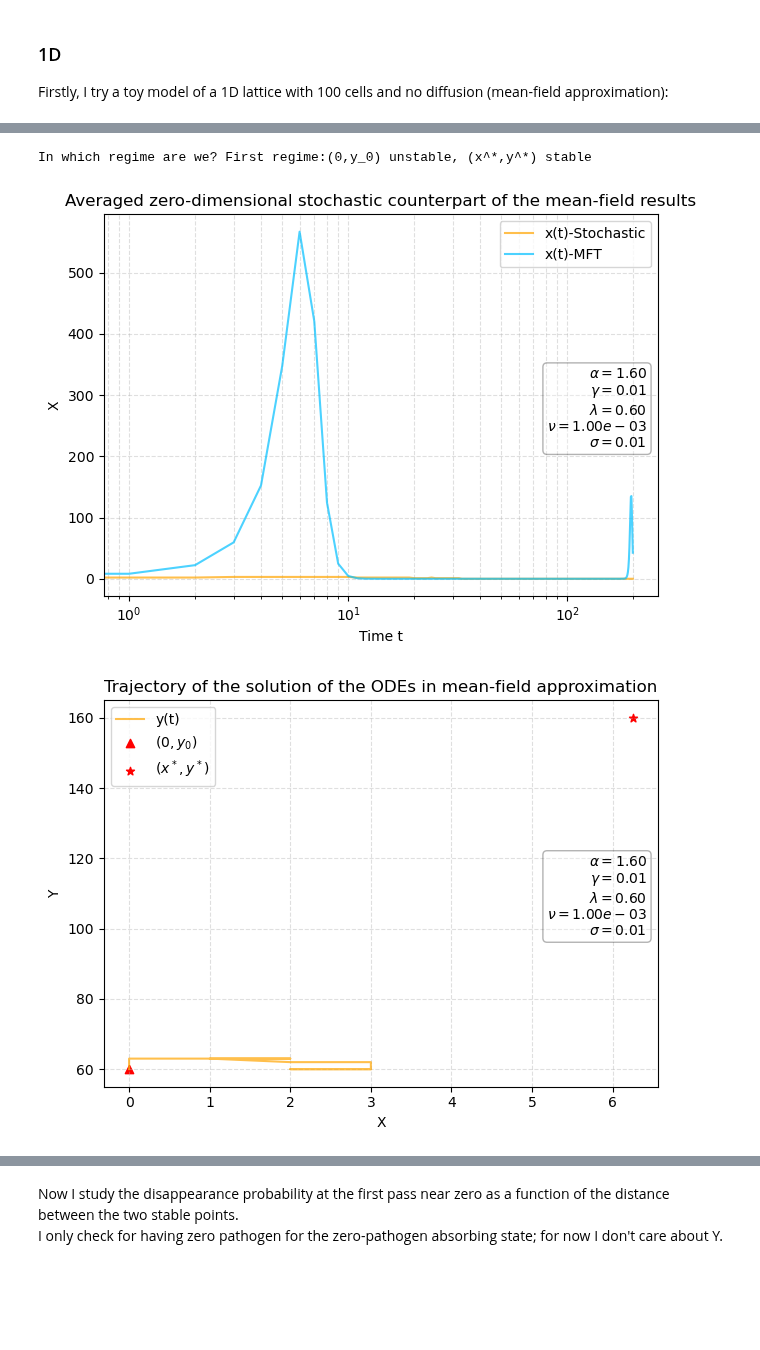
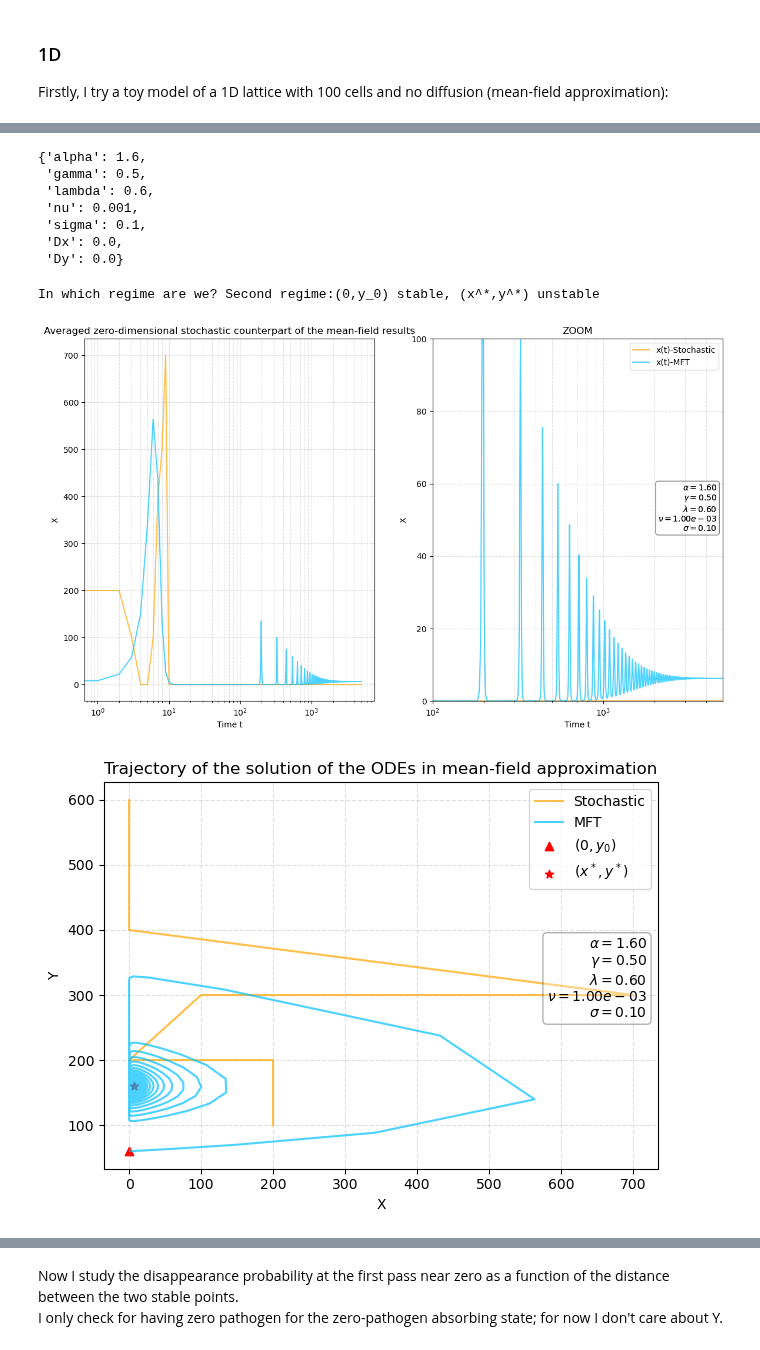
Before and after one commit to pietromalagoli/PCS, a Jupyter notebook: project.ipynb, the cells around one changed output, grey strips where cells are left out. Saved outputs shown, nothing was run; the diff lists cells and outputs as text; code cells hidden in the pictures; blank space fills up the shorter version.

Commit message:
Also the stochastic works, in the x vs t graph, altough there is a problem of magnitude. In the trajectory graph, still does not work

```diff
--- a/project.ipynb
+++ b/project.ipynb
@@ -218,0 +235,7 @@ Firstly, I try a toy model of a 1D lattice with 100 cells and no diffusion (mean
+# %%
+#['sigma'] = 0.1
+# Define some meaningful quantities for the analysis
+y0 = par['lambda']/par['sigma']
+#y0=4 # from Figure 1
+y_star = par['alpha']/par['gamma']
+x_star = (par['sigma']-(par['lambda']*par['gamma'])/par['alpha'])/par['nu']
@@ -219,3 +252,15 @@ Firstly, I try a toy model of a 1D lattice with 100 cells and no diffusion (mean
+# %%
+par['gamma']=0.5
+par['sigma'] = 0.1
+par
+# %% [output]
+{'alpha': 1.6,
+ 'gamma': 0.5,
+ 'lambda': 0.6,
+ 'nu': 0.001,
+ 'sigma': 0.1,
+ 'Dx': 0.0,
+ 'Dy': 0.0}
 # %%
 '''
 par = {
@@ -241,9 +286,7 @@ par = {
 
 # In which regime are we?
 print(f'In which regime are we? {'First regime:(0,y_0) unstable, (x^*,y^*) stable' \
-    if par['alpha']>(par['lambda']*par['gamma']/par['sigma']) else '\text{Second regime:}(0,y_0) \text{stable}, (x^*,y^*) \text{unstable}'}')
-
-
+    if par['alpha']>(par['lambda']*par['gamma']/par['sigma']) else 'Second regime:(0,y_0) stable, (x^*,y^*) unstable'}')
 
 def lattice1(N:int,time_steps:int,par:dict):
     # N: number of cells (default=100)
@@ -253,7 +296,8 @@ def lattice1(N:int,time_steps:int,par:dict):
 
     # Inizialization    (x_i,y_0) for each site, with x_i = 3, y_0 = \lambda / \sigma
     lattice[:,0] = 3
-    lattice[:,1] = par['lambda'] / par['sigma']
+    #lattice[:,1] = par['lambda'] / par['sigma']
+    lattice[:,1] = 1
 
     # Set it as the previous configuration
     lattice_prev = lattice
@@ -276,9 +320,11 @@ def lattice1(N:int,time_steps:int,par:dict):
         # Set the current lattice configuration as the previous one
         lattice_prev = lattice
 
+        '''
         # Shuffle the sites' order at each times step to prevent artifacts (https://www.sciencedirect.com/science/article/pii/S0022519305005230?via%3Dihub)
         np.random.shuffle(lattice[:,0])
         np.random.shuffle(lattice[:,1])
+        '''
 
         # calculate the mean of x and y, so to compare it to the mean-field result
         X_stoc[t] = np.floor(np.mean(lattice[:,0]))                                 # floor so that it's alwasy an int
@@ -293,7 +339,15 @@ def lattice1(N:int,time_steps:int,par:dict):
 
 # Compute the model
 X_stoc, Y_stoc = lattice1(N=100,time_steps=time_steps,par=par)
-
+X_stoc *=100
+Y_stoc *=100
+'''
+# Normalize both stochastic and ode results with their maximum
+X_ode = X_ode/np.max(X_ode)
+Y_ode = Y_ode/np.max(Y_ode)
+X_stoc = X_stoc/np.max(X_stoc)
+Y_stoc = Y_stoc/np.max(Y_stoc)
+'''
 '''
 # plot x and y stochastic
 plt.plot(X_stoc,c='orange',label='x(t)',alpha=0.7)
@@ -301,44 +355,58 @@ plt.plot(Y_stoc,c='deepskyblue',label='y(t)',alpha=0.7)
 plt.title('Averaged zero-dimensional stochastic counterpart of the mean-field results')
 plt.xlabel('Time t')
 plt.ylabel('Concentration')
 plt.xscale('log')
 plt.grid(True, which="both",alpha=0.4,linestyle='--')
 # Create a box plot for the parameters in 'par'
 add_par_box(par)
 plt.legend()
 plt.tight_layout()
 plt.show()
 '''
+fig, ax = plt.subplots(1,2,figsize=(14,8))
 # plot the evolution of x(t)
 #plt.figure(figsize=(12,8))
-plt.plot(X_stoc,c='orange',label='x(t)-Stochastic',alpha=0.7)
-plt.plot(X_ode,c='deepskyblue',label='x(t)-MFT',alpha=0.7)
-#plt.axhline(y_star,c='r',linestyle='--',label=r'$y^*$',alpha=0.7)
-plt.title('Averaged zero-dimensional stochastic counterpart of the mean-field results')
-plt.xlabel('Time t')
-plt.ylabel('X')
-plt.xscale('log')
-plt.grid(True, which="both",alpha=0.4,linestyle='--')
+ax[0].plot(X_stoc,c='orange',label='x(t)-Stochastic',alpha=0.7)
+ax[0].plot(X_ode,c='deepskyblue',label='x(t)-MFT',alpha=0.7)
+#ax[0].axhline(x_star,c='r',linestyle='--',label=r'$x^*$',alpha=0.7)
+ax[0].set_title('Averaged zero-dimensional stochastic counterpart of the mean-field results')
+ax[0].set_xlabel('Time t')
+ax[0].set_ylabel('X')
+ax[0].set_xscale('log')
+ax[0].grid(True, which="both",alpha=0.4,linestyle='--')
 # Create a box plot for the parameters in 'par'
 add_par_box(par)
-plt.legend()
-plt.tight_layout()
+
+ax[1].plot(X_stoc,c='orange',label='x(t)-Stochastic',alpha=0.7)
+ax[1].plot(X_ode,c='deepskyblue',label='x(t)-MFT',alpha=0.7)
+#ax[1].axhline(x_star,c='r',linestyle='--',label=r'$x^*$',alpha=0.7)
+ax[1].set_title('ZOOM')
+ax[1].set_xlim(100,5000)
+ax[1].set_ylim(0,100)
+ax[1].set_xlabel('Time t')
+ax[1].set_ylabel('X')
+ax[1].set_xscale('log')
+ax[1].grid(True, which="both",alpha=0.4,linestyle='--')
+# Create a box plot for the parameters in 'par'
+add_par_box(par)
+plt.legend(loc='upper right')
 plt.show()
 
 # Provo a plottare y(x) per vedere se capisco il problema
-plt.plot(X_stoc, Y_stoc, c='orange', label='y(t)',alpha=0.7)
+plt.plot(X_stoc, Y_stoc, c='orange', label='Stochastic',alpha=0.7)
+plt.plot(X_ode, Y_ode, c='deepskyblue', label='MFT',alpha=0.7)
 plt.title('Trajectory of the solution of the ODEs in mean-field approximation')
 plt.scatter(0,y0, c='r',marker='^',label=r'$(0,y_0)$')
 plt.scatter(x_star,y_star, c='r',marker='*',label=r'$(x^*,y^*)$')
 plt.xlabel('X')
 plt.ylabel('Y')
 plt.grid(True, which="both",alpha=0.4,linestyle='--')
 # Create a box plot for the parameters in 'par'
 add_par_box(par)
 plt.legend()
 plt.tight_layout()
 plt.show()
 # %% [output]
-In which regime are we? First regime:(0,y_0) unstable, (x^*,y^*) stable
+In which regime are we? Second regime:(0,y_0) stable, (x^*,y^*) unstable
-[figure, old version]
+[figure, new version]
-[figure, old version]
+[figure, new version]
```
Also changed, not shown: parts of 11 cells of this notebook, 2 other files.
